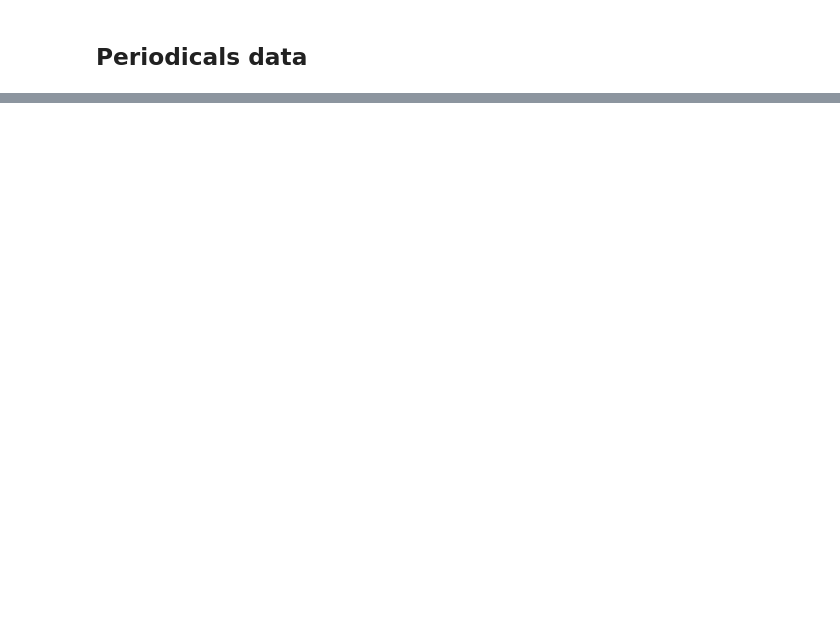
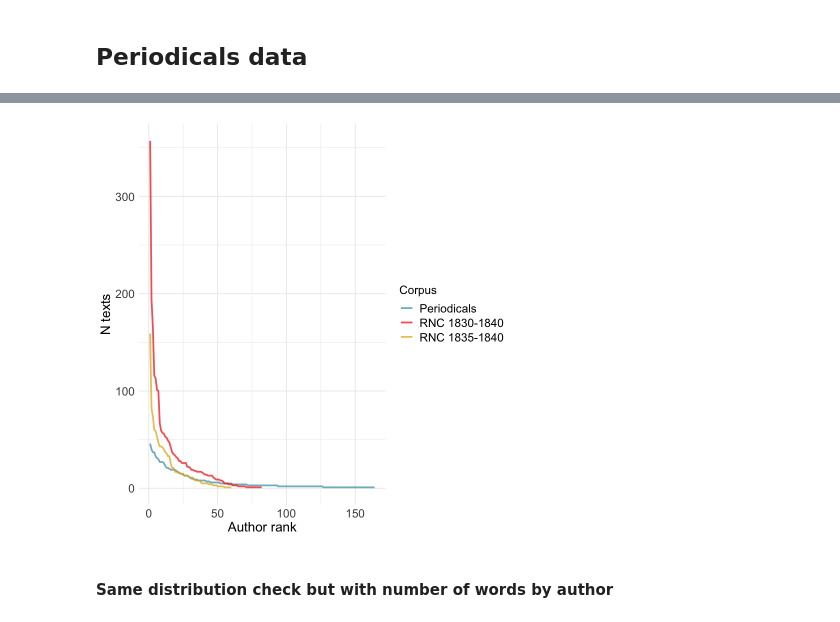
Before and after one commit to tonyamart/corpus35_pr, a Jupyter notebook: scr/01_chapter/01_1_nkrja_comparison.ipynb, the cells around one changed output, grey strips where cells are left out. Drawn from its saved outputs; the diff is of its cells as text; code cells hidden in the pictures; blank space fills up the shorter version.

Commit message:
upd 01 scr and added plot

```diff
--- a/scr/01_chapter/01_1_nkrja_comparison.ipynb
+++ b/scr/01_chapter/01_1_nkrja_comparison.ipynb
@@ -147,13 +148,13 @@ Plots & charts
 # %%
 r35 <- nkrja_1835 %>%
     count(author, sort = T) %>%
-    mutate(rank = row_number(), group = "r35")
+    mutate(rank = row_number(), group = "RNC 1835-1840")
 
 r30 <- nkrja_1830 %>%
     count(author, sort = T) %>%
-    mutate(rank = row_number(), group = "r30")
+    mutate(rank = row_number(), group = "RNC 1830-1840")
 
-rankings_plot <- rbind(r35, r30)
+rankings_nkrja <- rbind(r35, r30)
 
 head(rankings_plot)
 # %% [output]
@@ -210,2 +236,10 @@ A data.frame: 3 × 4
 # %% [markdown]
 ## Periodicals data
+# %%
+per <- read.csv("../../data/periodicals_lem.csv") %>%
+            select(-txt_raw, -text) %>%
+            rename(author = Author_Initials,
+                  year = Year,
+                  title = Text_title,
+                  first_line = First_line)
+glimpse(per)
@@ -211,0 +264,8 @@ A data.frame: 3 × 4
+# %%
+per_authors <- per %>%
+    filter(author != "NA") %>%
+    count(author, sort = T) %>%
+    mutate(rank = row_number(), group = "Periodicals")
+
+rankings_full <- rbind(per_authors, rankings_nkrja)
+head(rankings_full, 15)
@@ -211,0 +291,17 @@ A data.frame: 3 × 4
+# %%
+p1 <- rankings_full %>%
+    ggplot(aes(x = rank, y = n, group = group, color = group)) +
+    geom_line(size = 1, alpha = 0.7) +
+    scale_color_manual(values = c(wes_palette("Zissou1")[1],
+                                  wes_palette("Zissou1")[5],
+                                  wes_palette("Zissou1")[4])) +
+    theme(axis.text = element_text(size = 14),
+          axis.title = element_text(size = 16),
+          legend.text = element_text(size = 14),
+          legend.title = element_text(size = 14))
+
+p1 + labs(x = "Author rank",
+         y = "N texts",
+         color = "Corpus")
+# %% [output]
+[figure, added]
@@ -211,0 +332,2 @@ A data.frame: 3 × 4
+# %% [markdown]
+#### Same distribution check but with number of words by author
```
Also changed, not shown: parts of 18 cells of this notebook, 2 other files.
